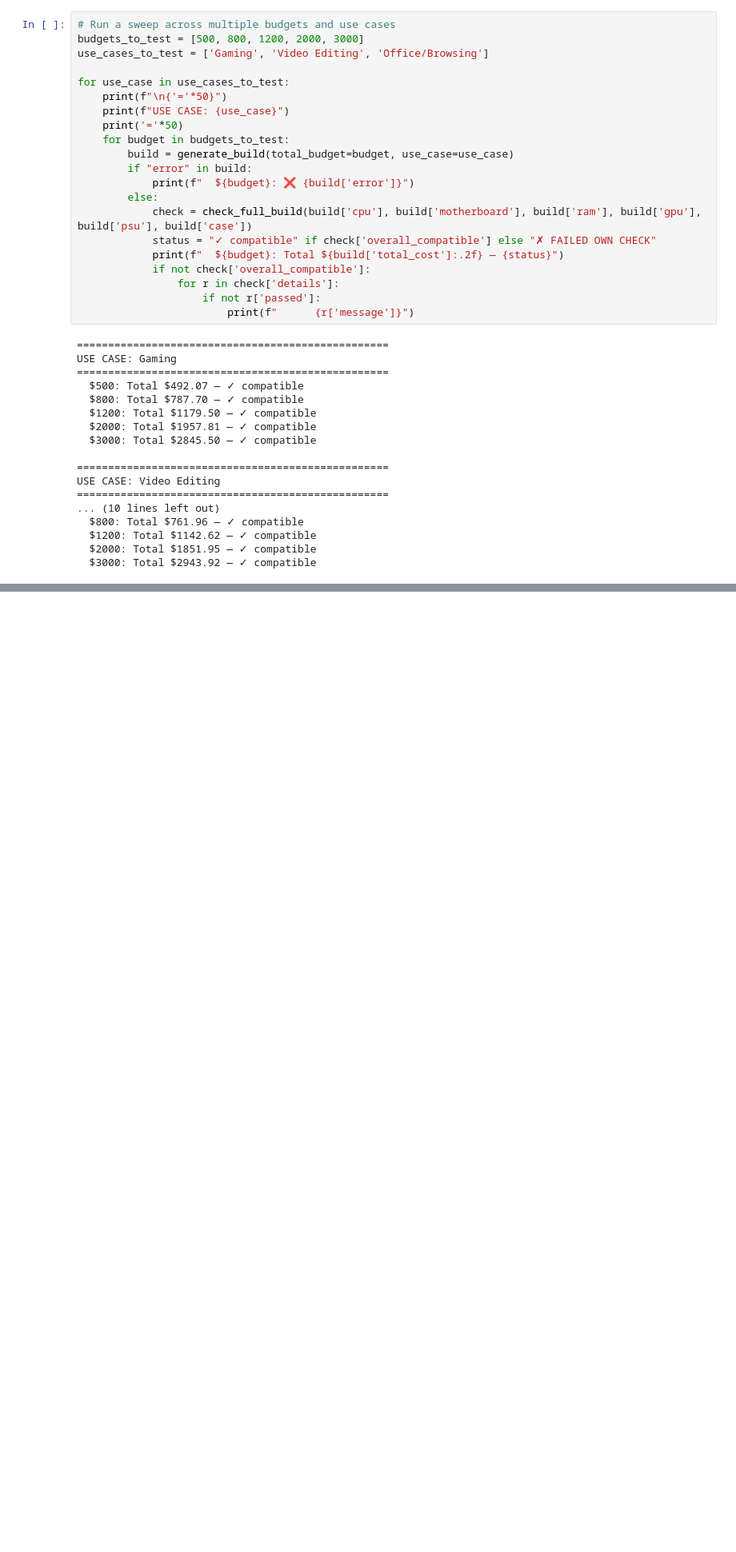
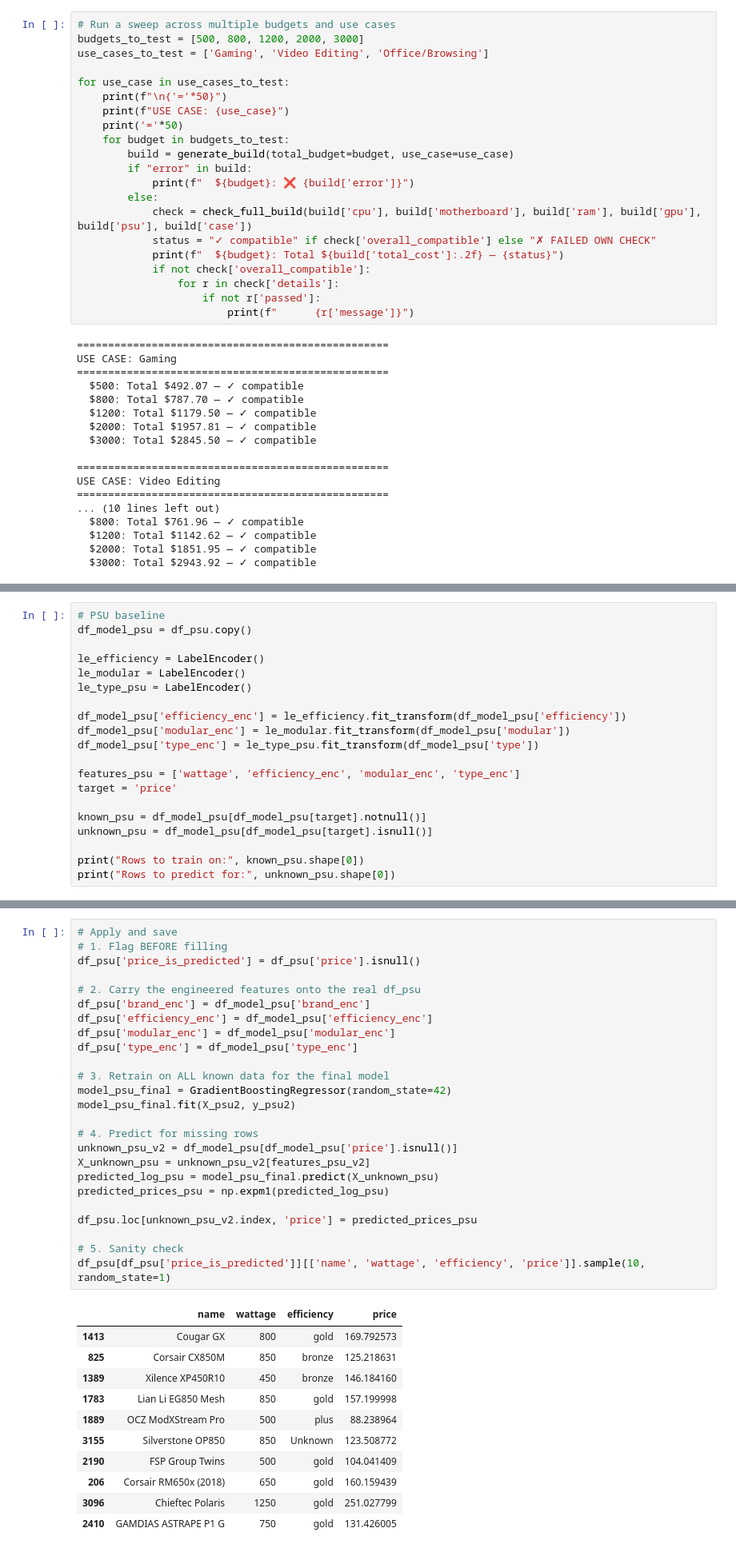
Before and after one commit to AbelKevinKipkosgei/pc-builder-model, a Jupyter notebook: pc_builder_cleaning.ipynb, the cells around one changed output, grey strips where cells are left out. Shown at 80% size. Drawn from its saved outputs; the diff is of its cells as text; blank space fills up the shorter version.

```diff
--- a/pc_builder_cleaning.ipynb
+++ b/pc_builder_cleaning.ipynb
@@ -1501,0 +2039,20 @@ USE CASE: Video Editing
+# %%
+# PSU baseline
+df_model_psu = df_psu.copy()
+
+le_efficiency = LabelEncoder()
+le_modular = LabelEncoder()
+le_type_psu = LabelEncoder()
+
+df_model_psu['efficiency_enc'] = le_efficiency.fit_transform(df_model_psu['efficiency'])
+df_model_psu['modular_enc'] = le_modular.fit_transform(df_model_psu['modular'])
+df_model_psu['type_enc'] = le_type_psu.fit_transform(df_model_psu['type'])
+
+features_psu = ['wattage', 'efficiency_enc', 'modular_enc', 'type_enc']
+target = 'price'
+
+known_psu = df_model_psu[df_model_psu[target].notnull()]
+unknown_psu = df_model_psu[df_model_psu[target].isnull()]
+
+print("Rows to train on:", known_psu.shape[0])
+print("Rows to predict for:", unknown_psu.shape[0])
@@ -1501,0 +2106,37 @@ USE CASE: Video Editing
+# %%
+# Apply and save
+# 1. Flag BEFORE filling
+df_psu['price_is_predicted'] = df_psu['price'].isnull()
+
+# 2. Carry the engineered features onto the real df_psu
+df_psu['brand_enc'] = df_model_psu['brand_enc']
+df_psu['efficiency_enc'] = df_model_psu['efficiency_enc']
+df_psu['modular_enc'] = df_model_psu['modular_enc']
+df_psu['type_enc'] = df_model_psu['type_enc']
+
+# 3. Retrain on ALL known data for the final model
+model_psu_final = GradientBoostingRegressor(random_state=42)
+model_psu_final.fit(X_psu2, y_psu2)
+
+# 4. Predict for missing rows
+unknown_psu_v2 = df_model_psu[df_model_psu['price'].isnull()]
+X_unknown_psu = unknown_psu_v2[features_psu_v2]
+predicted_log_psu = model_psu_final.predict(X_unknown_psu)
+predicted_prices_psu = np.expm1(predicted_log_psu)
+
+df_psu.loc[unknown_psu_v2.index, 'price'] = predicted_prices_psu
+
+# 5. Sanity check
+df_psu[df_psu['price_is_predicted']][['name', 'wattage', 'efficiency', 'price']].sample(10, random_state=1)
+# %% [output]
+|  | name | wattage | efficiency | price |
+| 1413 | Cougar GX | 800 | gold | 169.792573 |
+| 825 | Corsair CX850M | 850 | bronze | 125.218631 |
+| 1389 | Xilence XP450R10 | 450 | bronze | 146.184160 |
+| 1783 | Lian Li EG850 Mesh | 850 | gold | 157.199998 |
+| 1889 | OCZ ModXStream Pro | 500 | plus | 88.238964 |
+| 3155 | Silverstone OP850 | 850 | Unknown | 123.508772 |
+| 2190 | FSP Group Twins | 500 | gold | 104.041409 |
+| 206 | Corsair RM650x (2018) | 650 | gold | 160.159439 |
+| 3096 | Chieftec Polaris | 1250 | gold | 251.027799 |
+| 2410 | GAMDIAS ASTRAPE P1 G | 750 | gold | 131.426005 |
```
Also changed, not shown: parts of 51 cells of this notebook.
